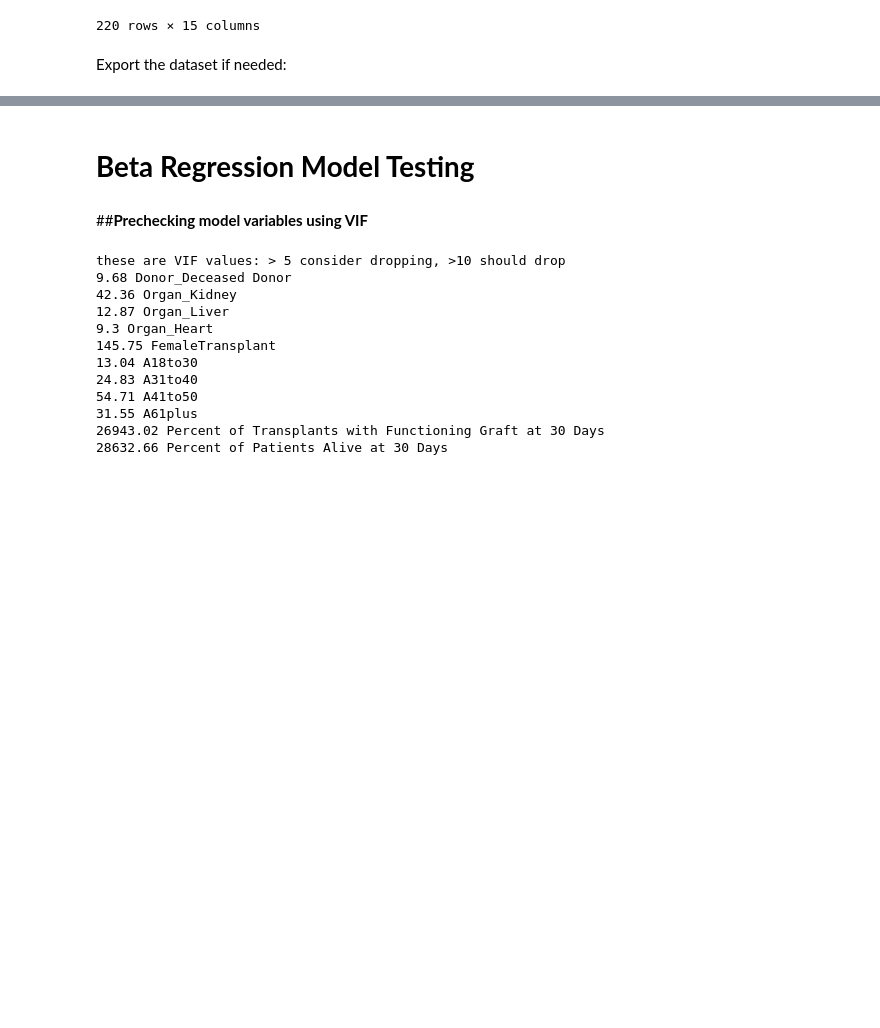
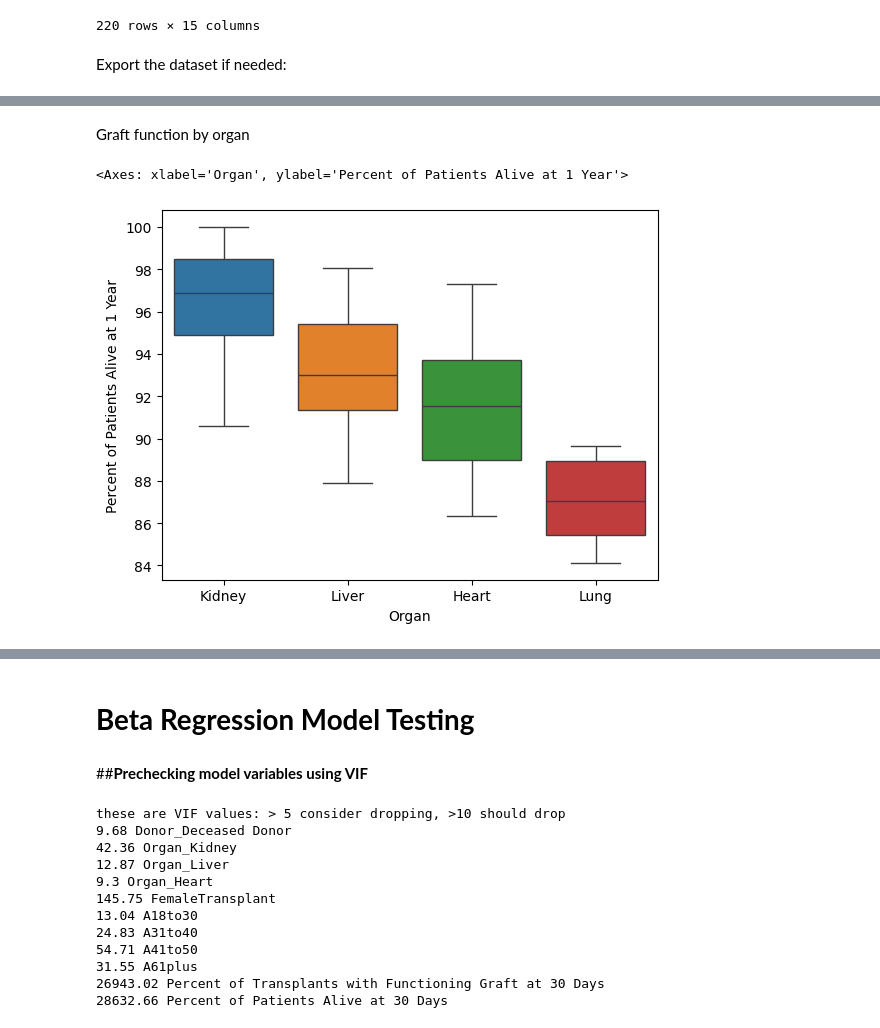
Before and after one commit to clbony/BDSCapstoneGrp12, a Jupyter notebook: Capstone_Group_12_v2.ipynb, the cells around one changed output, grey strips where cells are left out. Drawn from its saved outputs; the diff is of its cells as text; code cells hidden in the pictures; blank space fills up the shorter version.

```diff
--- a/Capstone_Group_12_v2.ipynb
+++ b/Capstone_Group_12_v2.ipynb
@@ -620,0 +810,12 @@ files.download('gender_outcomes_new2.csv')
+# %% [markdown]
+Graft function by organ
+# %%
+# how well do grafts perform at 1 year post-transplant by organ?
+sns.boxplot(data=gender_outcomes,
+            x = 'Organ',
+            y = 'Percent of Patients Alive at 1 Year',
+            hue = 'Organ',
+            legend = False)
+# %% [output]
+<Axes: xlabel='Organ', ylabel='Percent of Patients Alive at 1 Year'>
+[figure, added]
```
Also changed, not shown: parts of 34 cells of this notebook.
